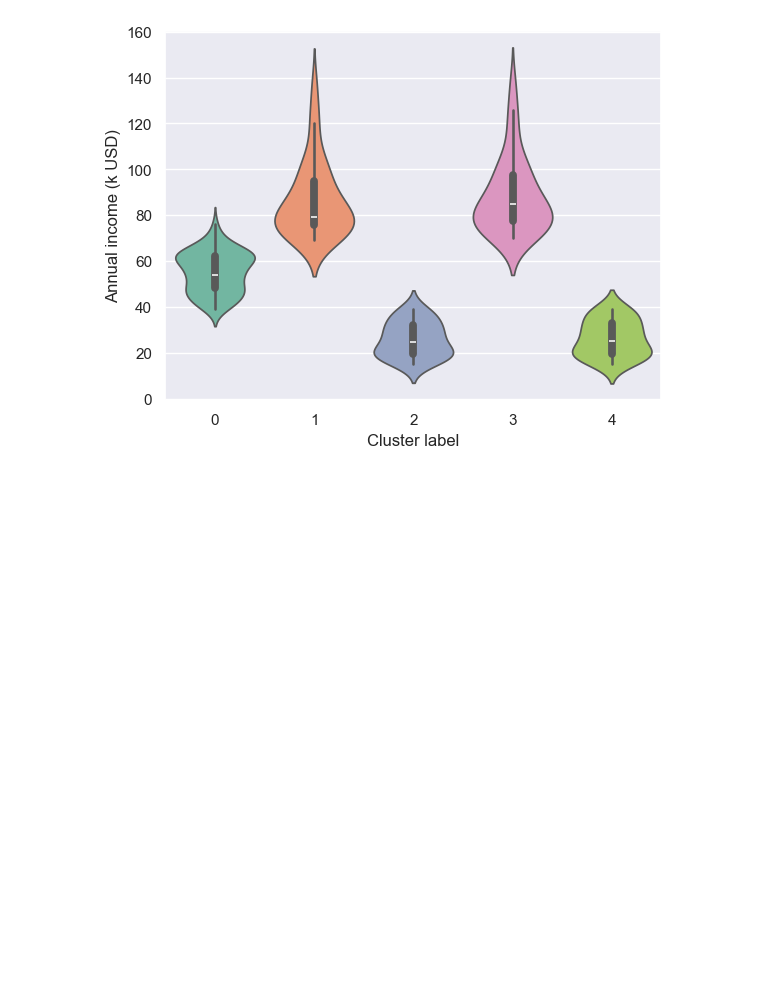
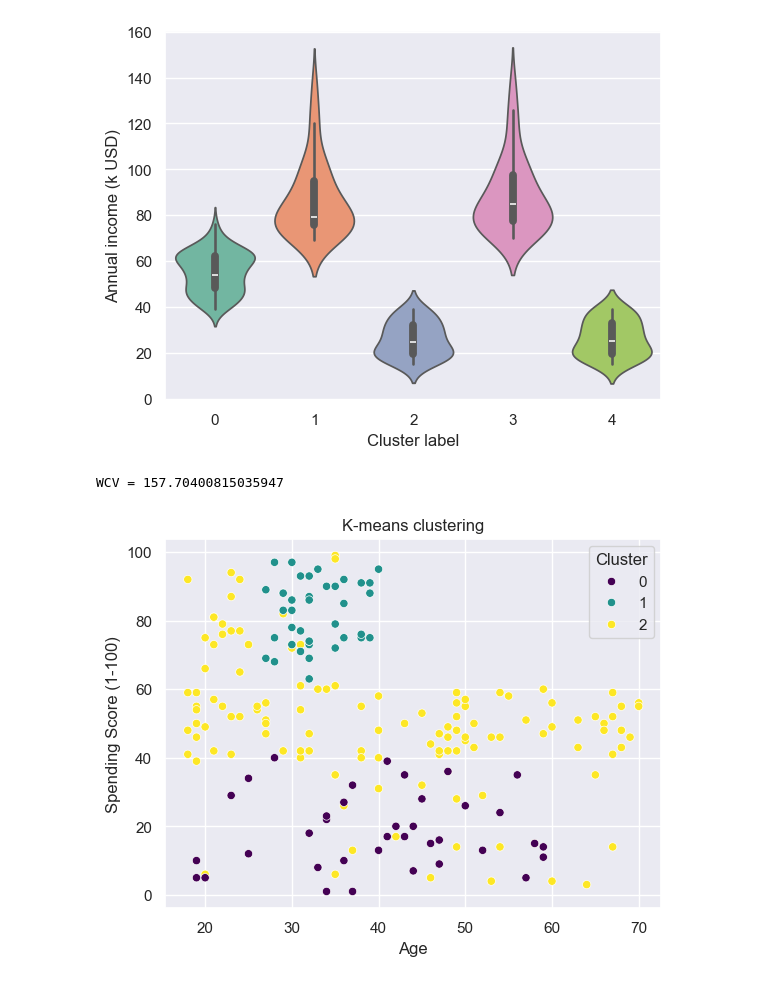
Before and after one commit to jancewicz/PJATK---Artificial-Intelligence-Postgraduate-Studies-, a Jupyter notebook: scikit-learn/clustering/mall_customers/mall_customers.ipynb, the cells around one changed output. Saved outputs shown, nothing was run; the diff lists cells and outputs as text; code cells hidden in the pictures; blank space fills up the shorter version.

```diff
--- a/scikit-learn/clustering/mall_customers/mall_customers.ipynb
+++ b/scikit-learn/clustering/mall_customers/mall_customers.ipynb
@@ -108,3 +108,15 @@ Passing `palette` without assigning `hue` is deprecated and will be removed in v
 
   sns.violinplot(x=k_means.labels_, y=mall_df["Annual Income (k$)"], palette="Set2")
 [figure]
+# %%
+k_mean2 = KMeans(n_clusters=3, n_init=10, random_state=42)
+mall_df["Cluster"] = k_mean2.fit_predict(X_scaled)
+print(f"WCV = {k_mean2.inertia_}")
+
+
+sns.scatterplot(mall_df, x="Age", y="Spending Score (1-100)", hue="Cluster", palette="viridis")
+plt.title("K-means clustering")
+plt.show()
+# %% [output]
+WCV = 157.70400815035947
+[figure, added]
```
Also changed, not shown: parts of 2 cells of this notebook, 1 other file.
